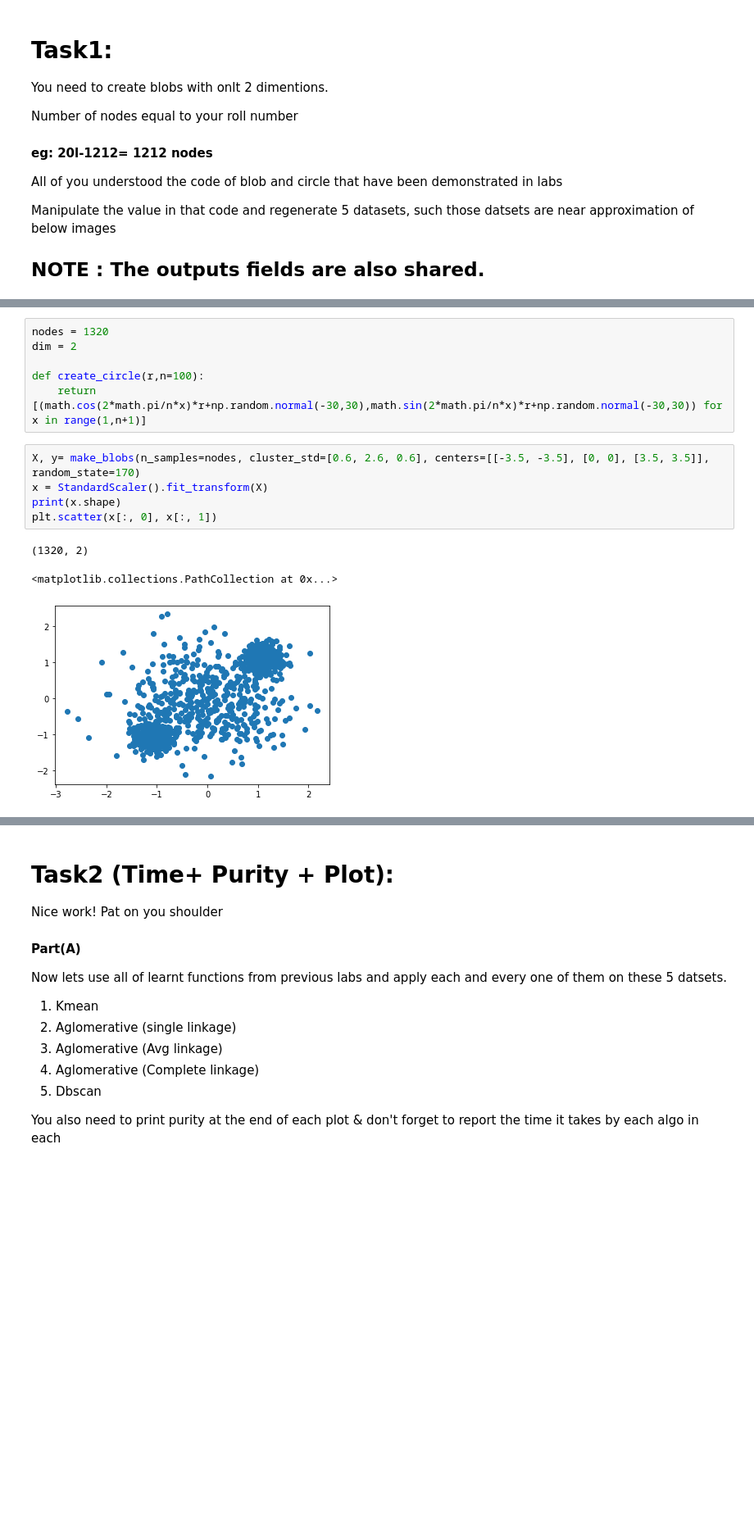
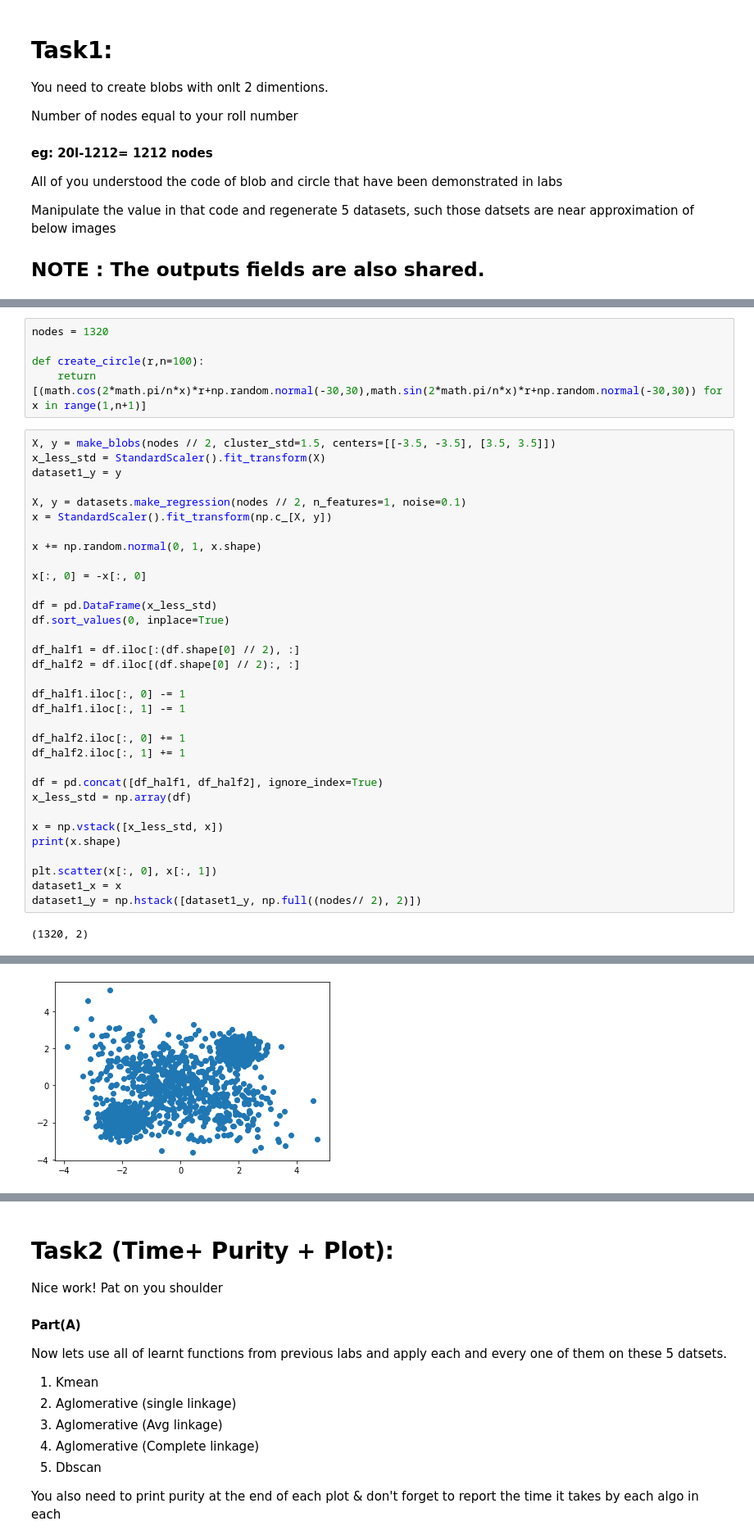
Before and after one commit to shahzebazhar/bigdata_sem4_assign2, a Jupyter notebook: 20l-1320_ass2.ipynb, the cells around one changed output, grey strips where cells are left out. Shown at 82% size. Saved outputs shown, nothing was run; the diff lists cells and outputs as text; blank space fills up the shorter version.

```diff
--- a/20l-1320_ass2.ipynb
+++ b/20l-1320_ass2.ipynb
@@ -54,16 +60,41 @@ Manipulate the value in that code and regenerate 5 datasets, such those datsets
 ![img5.PNG](./img5.png)
 # %%
 nodes = 1320
-dim = 2
 
 def create_circle(r,n=100):
     return [(math.cos(2*math.pi/n*x)*r+np.random.normal(-30,30),math.sin(2*math.pi/n*x)*r+np.random.normal(-30,30)) for x in range(1,n+1)]
-# %%
-X, y= make_blobs(n_samples=nodes, cluster_std=[0.6, 2.6, 0.6], centers=[[-3.5, -3.5], [0, 0], [3.5, 3.5]], random_state=170)
-x = StandardScaler().fit_transform(X)
-print(x.shape)
-plt.scatter(x[:, 0], x[:, 1])
-# %% [output]
-(1320, 2)
-<matplotlib.collections.PathCollection at 0x...>
-[figure, removed]
+# %%
+X, y = make_blobs(nodes // 2, cluster_std=1.5, centers=[[-3.5, -3.5], [3.5, 3.5]])
+x_less_std = StandardScaler().fit_transform(X)
+dataset1_y = y
+
+X, y = datasets.make_regression(nodes // 2, n_features=1, noise=0.1)
+x = StandardScaler().fit_transform(np.c_[X, y])
+
+x += np.random.normal(0, 1, x.shape)
+
+x[:, 0] = -x[:, 0]
+
+df = pd.DataFrame(x_less_std)
+df.sort_values(0, inplace=True)
+
+df_half1 = df.iloc[:(df.shape[0] // 2), :]
+df_half2 = df.iloc[(df.shape[0] // 2):, :]
+
+df_half1.iloc[:, 0] -= 1
+df_half1.iloc[:, 1] -= 1
+
+df_half2.iloc[:, 0] += 1
+df_half2.iloc[:, 1] += 1
+
+df = pd.concat([df_half1, df_half2], ignore_index=True)
+x_less_std = np.array(df)
+
+x = np.vstack([x_less_std, x])
+print(x.shape)
+
+plt.scatter(x[:, 0], x[:, 1])
+dataset1_x = x
+dataset1_y = np.hstack([dataset1_y, np.full((nodes// 2), 2)])
+# %% [output]
+(1320, 2)
@@ -70,3 +121,4 @@ plt.scatter(x[:, 0], x[:, 1])
+[figure, added]
 # %%
 df = pd.DataFrame(create_circle(400, nodes))
 df.sort_values(1, inplace=True)
```
Also changed, not shown: parts of 59 cells of this notebook, 1 other file.
